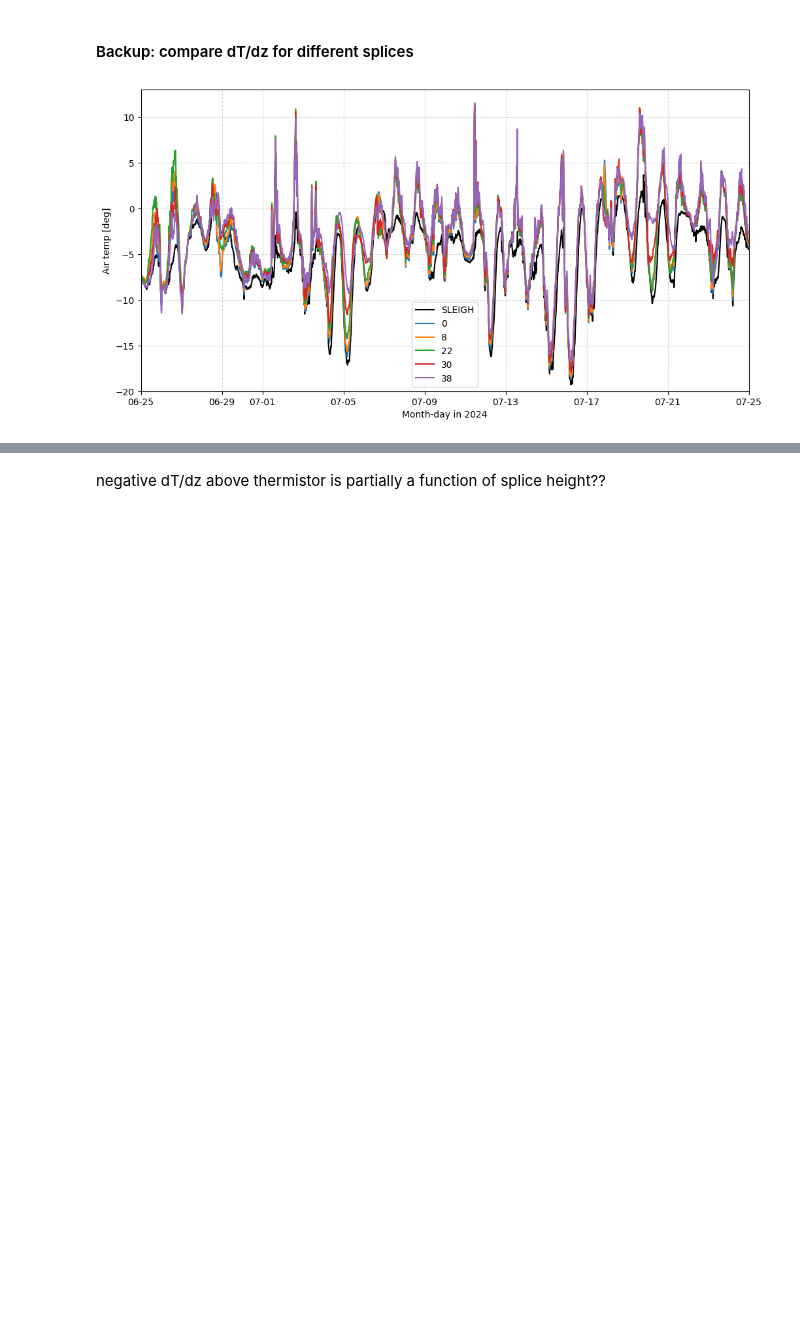
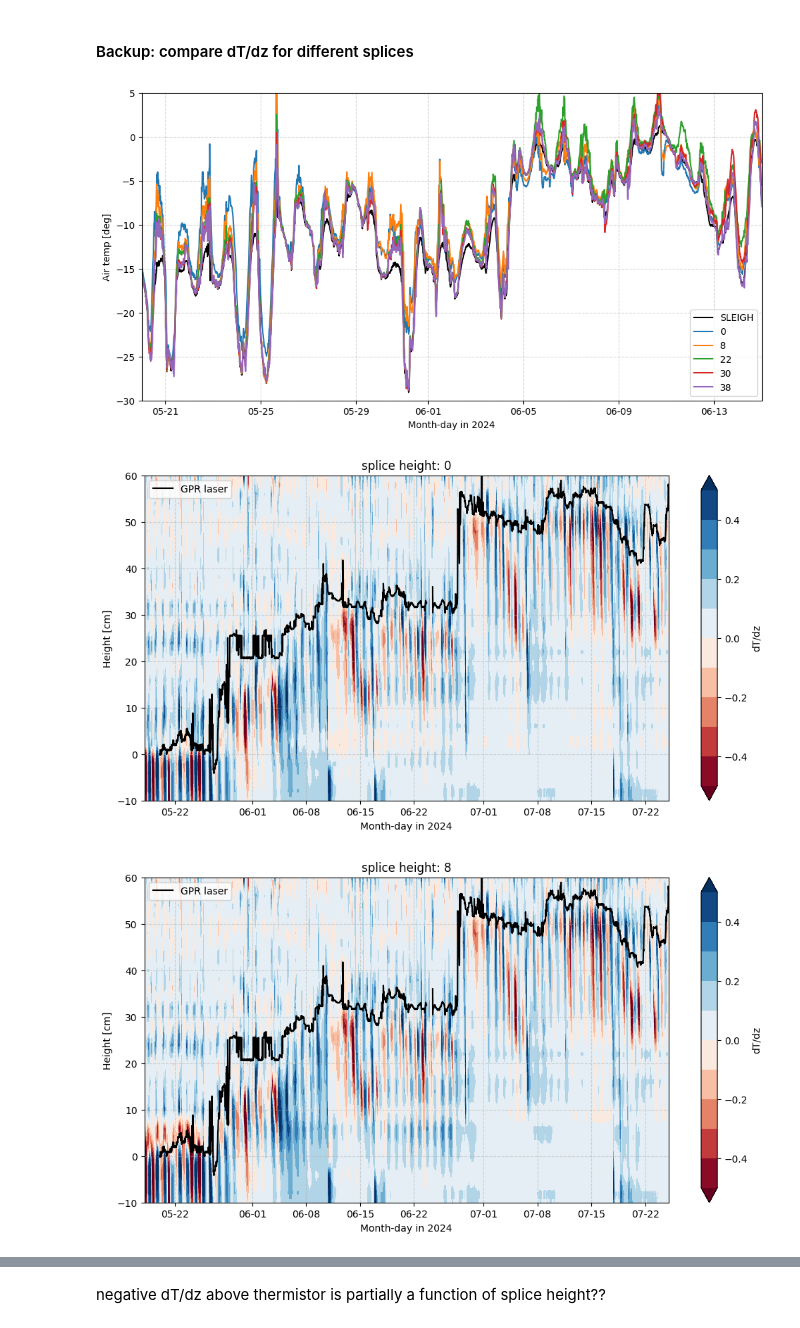
Before and after one commit to sledd/ICECAPS_raven, a Jupyter notebook: example_SIMBA_sfc_detection-splice-testing.ipynb, the cells around one changed output, grey strips where cells are left out. Cells and saved outputs as stored; diff of their text form; code cells hidden in the pictures; blank space fills up the shorter version.

```diff
--- a/example_SIMBA_sfc_detection-splice-testing.ipynb
+++ b/example_SIMBA_sfc_detection-splice-testing.ipynb
@@ -206,45 +210,50 @@ ax_air.xaxis.set_major_formatter(myFmt)
 ax_air.set_xlabel('Month-day in 2024')
 ax_air.grid(alpha=.5, ls='--')
 
 for h in [0, 8, 22, 30, 38]:
     simba_fname = f'firnprofile-combined-corrected-at{h}.sled.level2.beta.15min.20240517-20240821_created_September_11_2025.nc'
     simba_filepath = '/psd3data/arctic/sledd/Raven_simba/corrections_by_height/'
 
 
     # simba_data = {}
     varnames = ['temperature','initial_height','time']
     simba_data = load_netcdf(simba_filepath+simba_fname, varnames)
 
     fstart_time = dt.datetime.strptime(simba_data['time_unit'], 'minutes since %Y-%m-%d')
     simba_data['dates'] = np.asarray([fstart_time+dt.timedelta(minutes=int(m)) for m in simba_data['time']])
 
 
     simba_temps = simba_data['temperature']
     simba_heights = simba_data['initial_height']
     simba_dates = simba_data['dates']
 
     ax_air.plot(simba_dates, simba_temps[:,-1], label=h)
 
     dTdz = np.gradient(simba_temps, simba_heights,  axis=1)
 
 
-    # fig, ax = plt.subplots(1, figsize=(12,6), sharex=True, sharey=True)
-    # cb = ax.contourf(simba_dates, simba_heights, np.swapaxes(dTdz,0,1),
-    #                 cmap=plt.cm.RdBu, levels=np.arange(-.5,.51,.1), extend='both')
-    # ax.plot(asfs_data_lev2['dates'], asfs_data_lev2['snow_gpr_dist'], c='k')
-    # ax.set_ylabel('Height [cm]')
-    # plt.colorbar(cb, label='dT/dz', ax=ax)
-    # ax.grid(alpha=.5, ls='--')
+    fig, ax = plt.subplots(1, figsize=(12,6), sharex=True, sharey=True)
+    cb = ax.contourf(simba_dates, simba_heights, np.swapaxes(dTdz,0,1),
+                    cmap=plt.cm.RdBu, levels=np.arange(-.5,.51,.1), extend='both')
+    ax.plot(asfs_data_lev2['dates'], (asfs_data_lev2['snow_gpr_dist'][0]-asfs_data_lev2['snow_gpr_dist'])*100., label='GPR laser', c='k')
+    ax.set_ylabel('Height [cm]')
+    plt.colorbar(cb, label='dT/dz', ax=ax)
+    ax.grid(alpha=.5, ls='--')
 
-    # ax.set_ylim(-10,60)
-    # ax.set_xlim(dt.datetime(2024,5,18), dt.datetime(2024,7,25))
-    # ax.xaxis.set_major_formatter(myFmt)
-    # ax.set_xlabel('Month-day in 2024')
-    # plt.title(h)
+    ax.set_ylim(-10,60)
+    ax.set_xlim(dt.datetime(2024,5,18), dt.datetime(2024,7,25))
+    ax.xaxis.set_major_formatter(myFmt)
+    ax.set_xlabel('Month-day in 2024')
+    ax.legend(loc='upper left')
+    plt.title(f'splice height: {h}')
 
-ax_air.set_ylim(-20,13)
-ax_air.set_xlim(dt.datetime(2024,6,25), dt.datetime(2024,7,25))
+ax_air.set_ylim(-30,5)
+# ax_air.set_xlim(dt.datetime(2024,6,25), dt.datetime(2024,7,25))
+ax_air.set_xlim(dt.datetime(2024,5,20), dt.datetime(2024,6,15))
+
 ax_air.legend(loc='best')
 plt.show()
 # %% [output]
-[figure, old version]
+[figure, new version]
+[figure, added]
+[figure, added]
```
Also changed, not shown: parts of 10 cells of this notebook.
